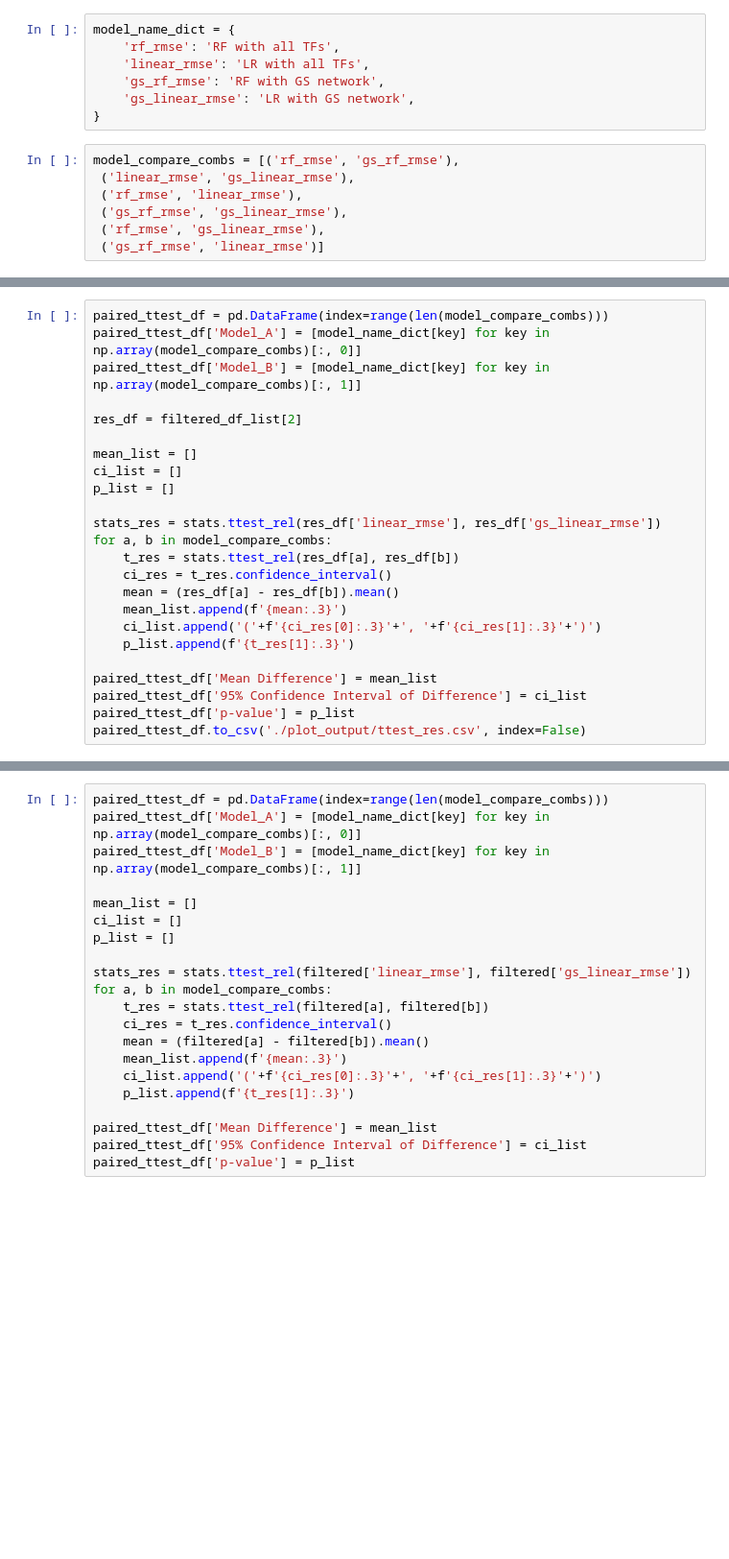
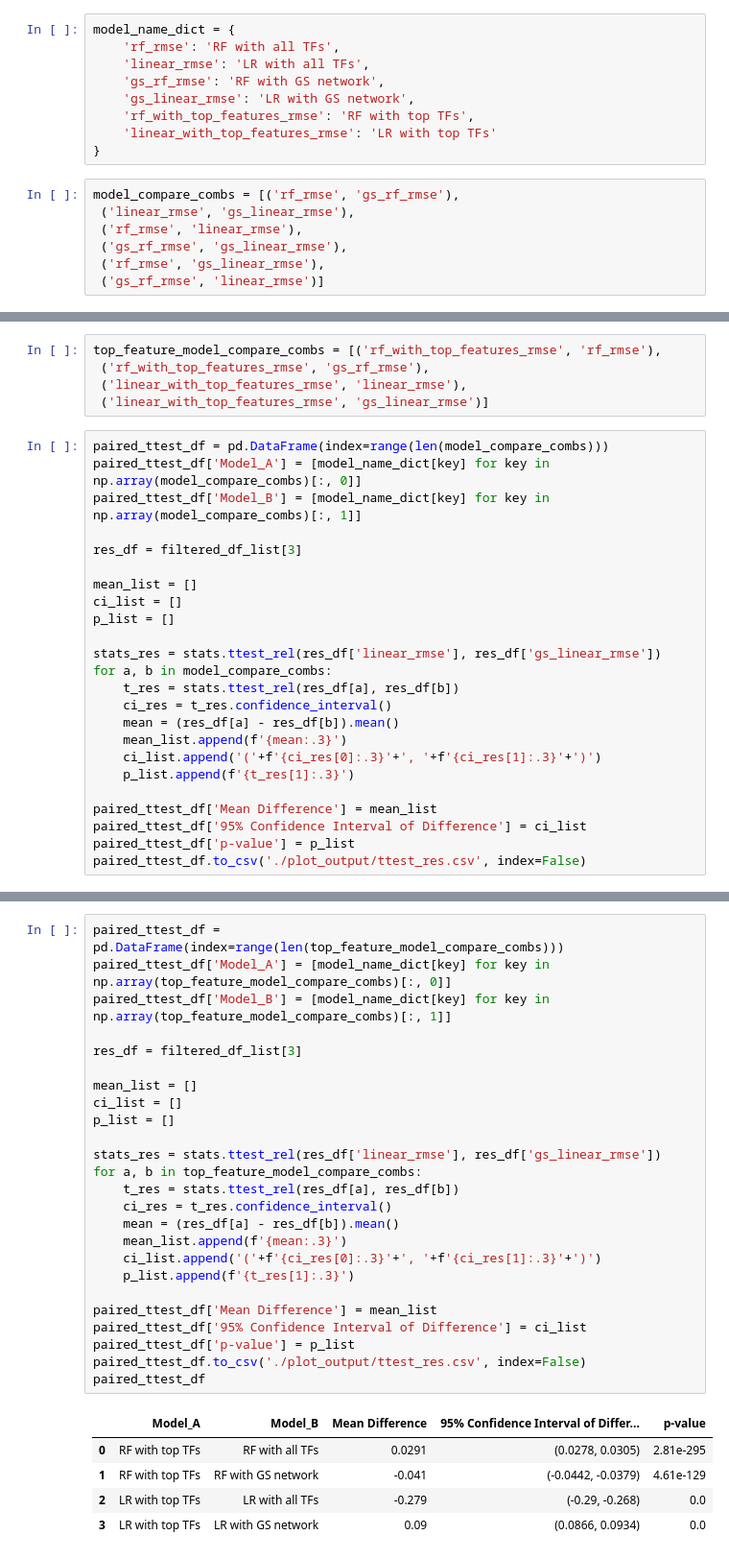
Before and after one commit to IcyFermion/feature_synergy, a Jupyter notebook: network_v_model/plot.ipynb, the cells around one changed output, grey strips where cells are left out. Shown: that part at 96% size. Saved outputs shown, nothing was run; the diff lists cells and outputs as text; blank space fills up the shorter version.

```diff
--- a/network_v_model/plot.ipynb
+++ b/network_v_model/plot.ipynb
@@ -121,6 +122,8 @@ model_name_dict = {
     'linear_rmse': 'LR with all TFs',
     'gs_rf_rmse': 'RF with GS network',
     'gs_linear_rmse': 'LR with GS network',
+    'rf_with_top_features_rmse': 'RF with top TFs',
+    'linear_with_top_features_rmse': 'LR with top TFs'
 }
 # %%
 model_compare_combs = [('rf_rmse', 'gs_rf_rmse'),
@@ -136,9 +135,14 @@ len(filtered_df_list[2])
+# %%
+top_feature_model_compare_combs = [('rf_with_top_features_rmse', 'rf_rmse'),
+ ('rf_with_top_features_rmse', 'gs_rf_rmse'),
+ ('linear_with_top_features_rmse', 'linear_rmse'),
+ ('linear_with_top_features_rmse', 'gs_linear_rmse')]
 # %%
 paired_ttest_df = pd.DataFrame(index=range(len(model_compare_combs)))
 paired_ttest_df['Model_A'] = [model_name_dict[key] for key in np.array(model_compare_combs)[:, 0]]
 paired_ttest_df['Model_B'] = [model_name_dict[key] for key in np.array(model_compare_combs)[:, 1]]
 
-res_df = filtered_df_list[2]
+res_df = filtered_df_list[3]
 
 mean_list = []
 ci_list = []
@@ -174,21 +164,31 @@ filtered = res_df[res_df['test_std'] > 0.5]
 # %%
-paired_ttest_df = pd.DataFrame(index=range(len(model_compare_combs)))
-paired_ttest_df['Model_A'] = [model_name_dict[key] for key in np.array(model_compare_combs)[:, 0]]
-paired_ttest_df['Model_B'] = [model_name_dict[key] for key in np.array(model_compare_combs)[:, 1]]
+paired_ttest_df = pd.DataFrame(index=range(len(top_feature_model_compare_combs)))
+paired_ttest_df['Model_A'] = [model_name_dict[key] for key in np.array(top_feature_model_compare_combs)[:, 0]]
+paired_ttest_df['Model_B'] = [model_name_dict[key] for key in np.array(top_feature_model_compare_combs)[:, 1]]
+
+res_df = filtered_df_list[3]
 
 mean_list = []
 ci_list = []
 p_list = []
 
-stats_res = stats.ttest_rel(filtered['linear_rmse'], filtered['gs_linear_rmse'])
-for a, b in model_compare_combs:
-    t_res = stats.ttest_rel(filtered[a], filtered[b])
+stats_res = stats.ttest_rel(res_df['linear_rmse'], res_df['gs_linear_rmse'])
+for a, b in top_feature_model_compare_combs:
+    t_res = stats.ttest_rel(res_df[a], res_df[b])
     ci_res = t_res.confidence_interval()
-    mean = (filtered[a] - filtered[b]).mean()
+    mean = (res_df[a] - res_df[b]).mean()
     mean_list.append(f'{mean:.3}')
     ci_list.append('('+f'{ci_res[0]:.3}'+', '+f'{ci_res[1]:.3}'+')')
     p_list.append(f'{t_res[1]:.3}')
 
 paired_ttest_df['Mean Difference'] = mean_list
 paired_ttest_df['95% Confidence Interval of Difference'] = ci_list
 paired_ttest_df['p-value'] = p_list
+paired_ttest_df.to_csv('./plot_output/ttest_res.csv', index=False)
+paired_ttest_df
+# %% [output]
+|  | Model_A | Model_B | Mean Difference | 95% Confidence Interval of Differ... | p-value |
+| 0 | RF with top TFs | RF with all TFs | 0.0291 | (0.0278, 0.0305) | 2.81e-295 |
+| 1 | RF with top TFs | RF with GS network | -0.041 | (-0.0442, -0.0379) | 4.61e-129 |
+| 2 | LR with top TFs | LR with all TFs | -0.279 | (-0.29, -0.268) | 0.0 |
+| 3 | LR with top TFs | LR with GS network | 0.09 | (0.0866, 0.0934) | 0.0 |
```
Also changed, not shown: parts of 28 cells of this notebook, 6 other files.
